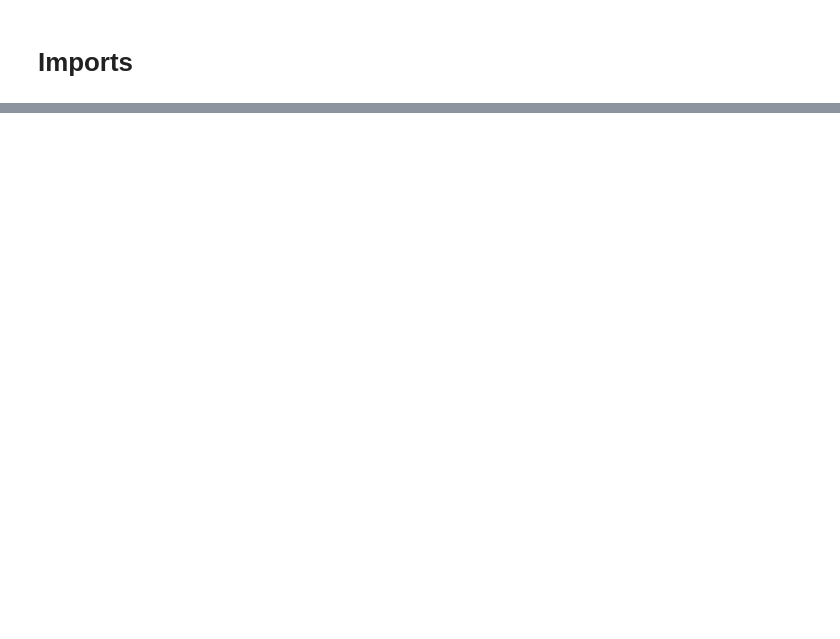
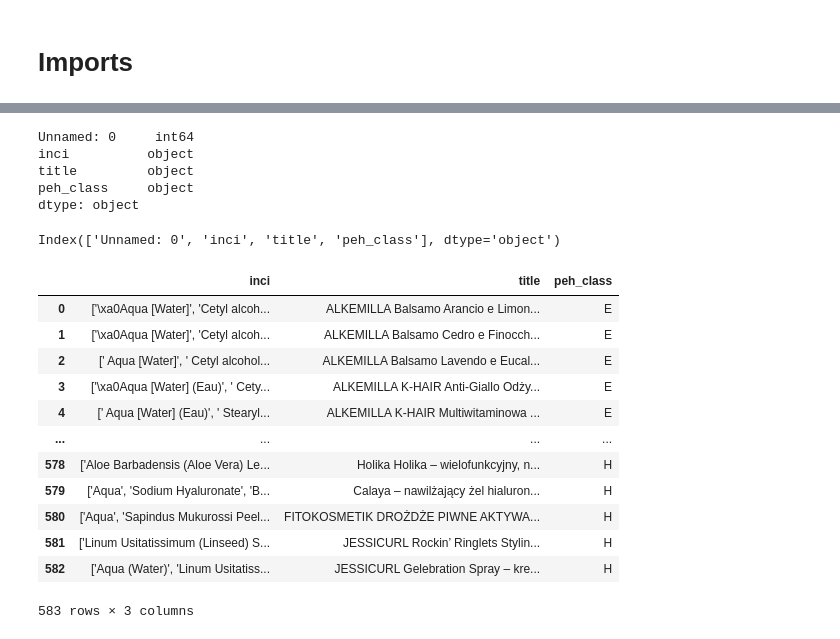
Before and after one commit to CodingBee77/Data_Science_Projects, a Jupyter notebook: PEH_Classifier/Data cleaning/PEH_Classifier_data_cleaning.ipynb, the cells around one changed output, grey strips where cells are left out. Drawn from its saved outputs; the diff is of its cells as text; code cells hidden in the pictures; blank space fills up the shorter version.

```diff
--- a/PEH_Classifier/Data cleaning/PEH_Classifier_data_cleaning.ipynb
+++ b/PEH_Classifier/Data cleaning/PEH_Classifier_data_cleaning.ipynb
@@ -10,0 +66,29 @@ FileNotFoundError: [Errno 2] No such file or directory: 'Hair_cosmetics_by_PEH_n
+# %%
+df_peh.dtypes
+# %% [output]
+Unnamed: 0     int64
+inci          object
+title         object
+peh_class     object
+dtype: object
+# %%
+df_peh.columns
+# %% [output]
+Index(['Unnamed: 0', 'inci', 'title', 'peh_class'], dtype='object')
+# %%
+df_peh.drop(['Unnamed: 0'], axis=1, inplace=True)
+df_peh
+# %% [output]
+|  | inci | title | peh_class |
+| 0 | ['\xa0Aqua [Water]', 'Cetyl alcoh... | ALKEMILLA Balsamo Arancio e Limon... | E |
+| 1 | ['\xa0Aqua [Water]', 'Cetyl alcoh... | ALKEMILLA Balsamo Cedro e Finocch... | E |
+| 2 | [' Aqua [Water]', ' Cetyl alcohol... | ALKEMILLA Balsamo Lavendo e Eucal... | E |
+| 3 | ['\xa0Aqua [Water] (Eau)', ' Cety... | ALKEMILLA K-HAIR Anti-Giallo Odży... | E |
+| 4 | [' Aqua [Water] (Eau)', ' Stearyl... | ALKEMILLA K-HAIR Multiwitaminowa ... | E |
+| ... | ... | ... | ... |
+| 578 | ['Aloe Barbadensis (Aloe Vera) Le... | Holika Holika – wielofunkcyjny, n... | H |
+| 579 | ['Aqua', 'Sodium Hyaluronate', 'B... | Calaya – nawilżający żel hialuron... | H |
+| 580 | ['Aqua', 'Sapindus Mukurossi Peel... | FITOKOSMETIK DROŻDŻE PIWNE AKTYWA... | H |
+| 581 | ['Linum Usitatissimum (Linseed) S... | JESSICURL Rockin’ Ringlets Stylin... | H |
+| 582 | ['Aqua (Water)', 'Linum Usitatiss... | JESSICURL Gelebration Spray – kre... | H |
+583 rows × 3 columns
```
Also changed, not shown: parts of 11 cells of this notebook.
